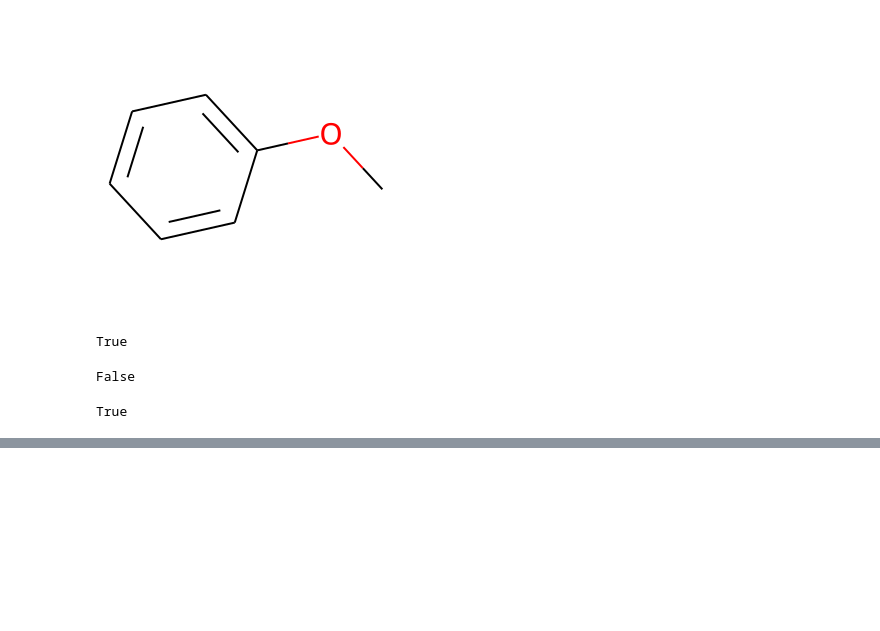
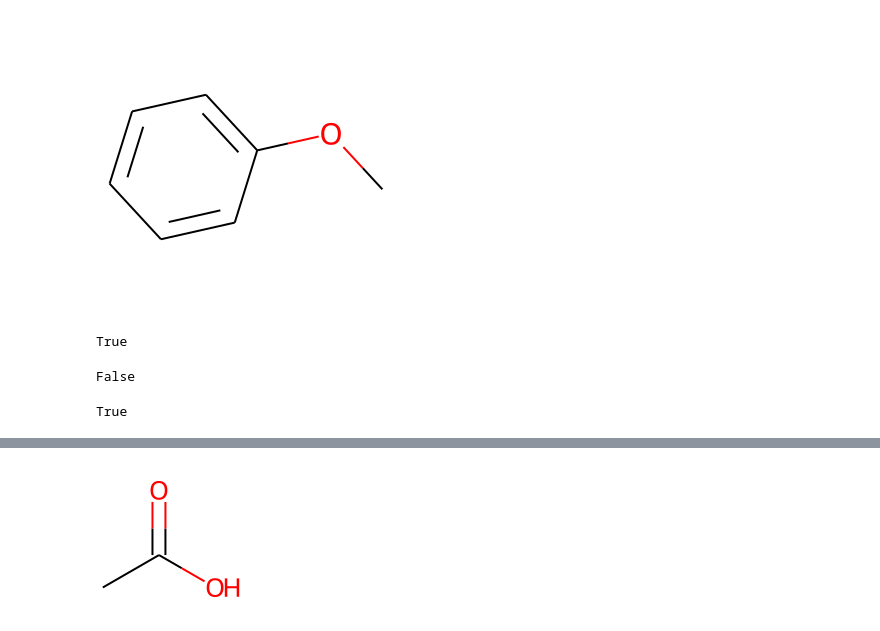
Before and after one commit to jinwoo3239/rdkit, a Jupyter notebook: rdkit_practice.ipynb, the cells around one changed output, grey strips where cells are left out. Saved outputs shown, nothing was run; the diff lists cells and outputs as text; code cells hidden in the pictures; blank space fills up the shorter version.

```diff
--- a/rdkit_practice.ipynb
+++ b/rdkit_practice.ipynb
@@ -919,0 +949,4 @@ m = Chem.MolFromSmiles()
+# %%
+Chem.Draw.MolToImage(m, size=(150, 150))
+# %% [output]
+[figure, added]
```
Also changed, not shown: parts of 45 cells of this notebook.
